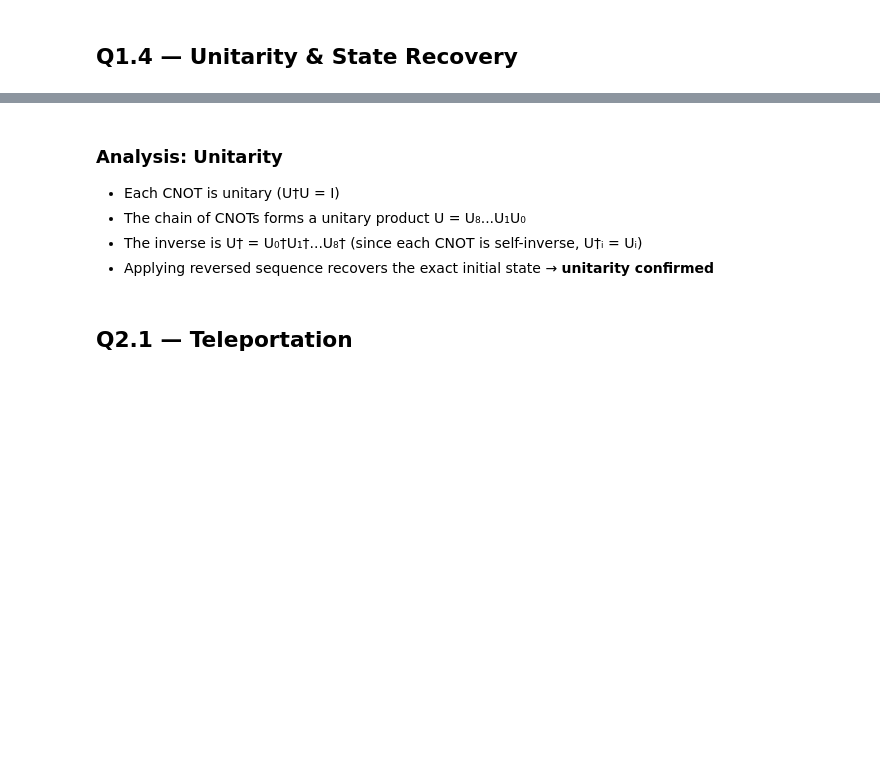
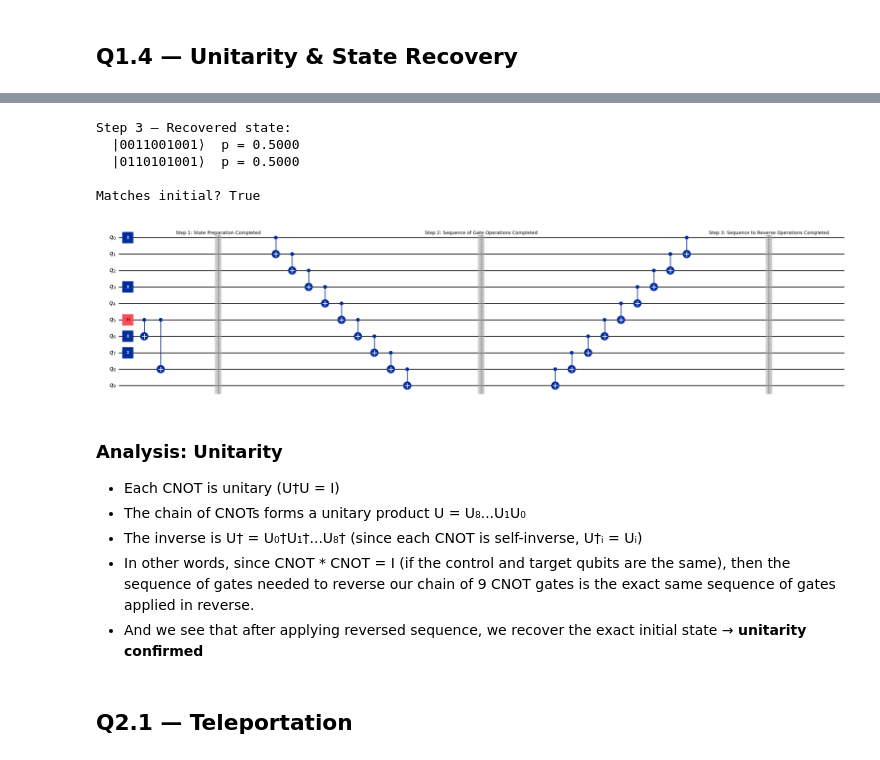
Before and after one commit to Nachiket-Bhanushali/PHYS-452-Projects, a Jupyter notebook: Project-1/P452_Project1.ipynb, the cells around one changed output, grey strips where cells are left out. Saved outputs shown, nothing was run; the diff lists cells and outputs as text; code cells hidden in the pictures; blank space fills up the shorter version.

```diff
--- a/Project-1/P452_Project1.ipynb
+++ b/Project-1/P452_Project1.ipynb
@@ -92,25 +162,46 @@ print(nonzero_after)
 # %%
-# ── Step 3: Reverse the CNOT chain ──
+# ── Step 3: Full circuit with labeled sections ──
 qc3 = QuantumCircuit(n)
-qc3.initialize(sv0, range(n))
+
+# Section 1: State Preparation
+prepare_superposition(qc3)
+qc3.barrier(label='Step 1: State Preparation Completed')
+
+# Section 2: Gate Operations (CNOT chain)
 for i in range(9):
     qc3.cx(i, i+1)
+qc3.barrier(label='Step 2: Sequence of Gate Operations Completed')
+
+# Section 3: Reverse Gate Operations
 for i in reversed(range(9)):
     qc3.cx(i, i+1)
+qc3.barrier(label='Step 3: Sequence to Reverse Operations Completed')
+
 sv_recovered = Statevector(qc3)
 
 nonzero_rec = {format(i,'010b'): round(abs(a)**2,6)
                for i,a in enumerate(sv_recovered.data) if abs(a)>1e-6}
 print('Step 3 — Recovered state:')
-print(nonzero_rec)
+for state, prob in nonzero_rec.items():
+    print(f'  |{state}⟩  p = {prob:.4f}')
 print('\nMatches initial?', np.allclose(
     list(nonzero_init.values()), list(nonzero_rec.values())))
+
+qc3.draw('mpl', fold=-1)
+# %% [output]
+Step 3 — Recovered state:
+  |0011001001⟩  p = 0.5000
+  |0110101001⟩  p = 0.5000
+
+Matches initial? True
+[figure, added]
 # %% [markdown]
 ### Analysis: Unitarity
 - Each CNOT is unitary (U†U = I)
 - The chain of CNOTs forms a unitary product U = U₈...U₁U₀
 - The inverse is U† = U₀†U₁†...U₈† (since each CNOT is self-inverse, U†ᵢ = Uᵢ)
-- Applying reversed sequence recovers the exact initial state → **unitarity confirmed**
+- In other words, since CNOT * CNOT = I (if the control and target qubits are the same), then the sequence of gates needed to reverse our chain of 9 CNOT gates is the exact same sequence of gates applied in reverse.
+- And we see that after applying reversed sequence, we recover the exact initial state → **unitarity confirmed**
 # %% [markdown]
 ## Q2.1 — Teleportation
 # %%
```
Also changed, not shown: parts of 17 cells of this notebook, 2 other files.
